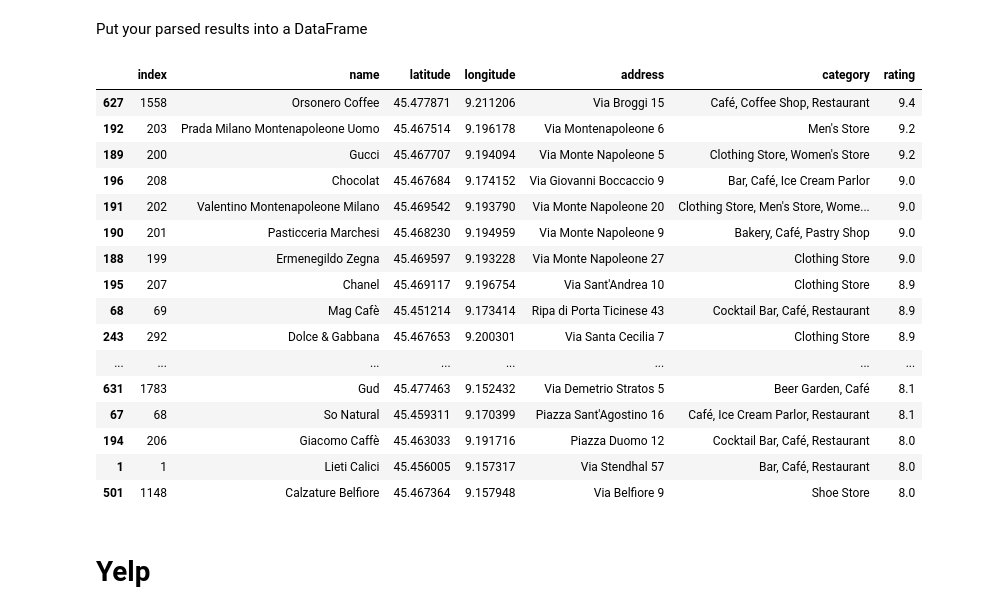
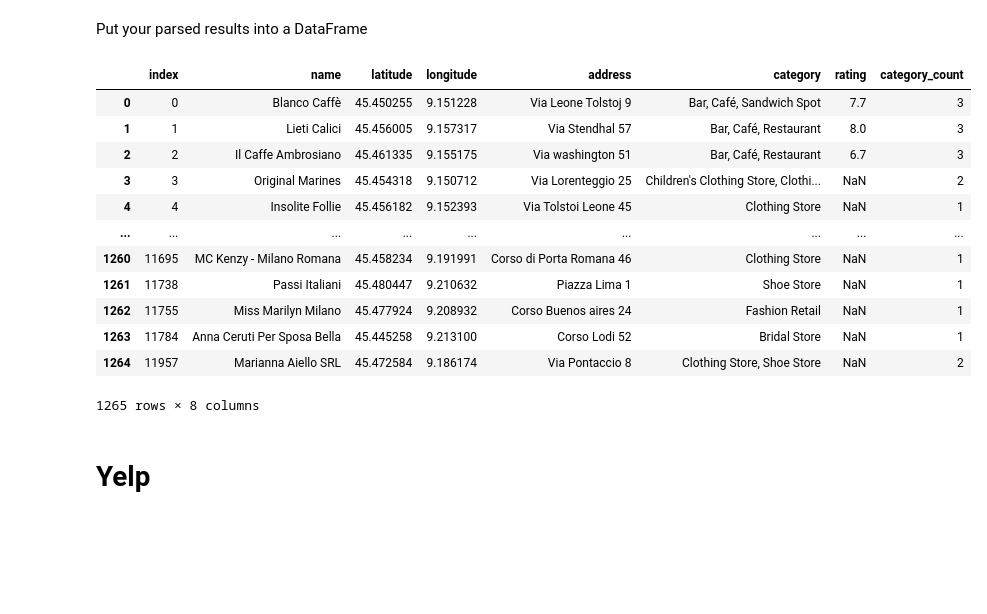
Before and after one commit to blairjdaniel/Statistical-Modelling-Project, a Jupyter notebook: notebooks/yelp_foursquare_EDA.ipynb, the cells around one changed output. Cells and saved outputs as stored; diff of their text form; code cells hidden in the pictures; blank space fills up the shorter version.

```diff
--- a/notebooks/yelp_foursquare_EDA.ipynb
+++ b/notebooks/yelp_foursquare_EDA.ipynb
@@ -120,30 +120,30 @@ Put your parsed results into a DataFrame
 # %%
 # Create a DataFrame from the flattened list of station data
 stations_df = pd.DataFrame(all_stations)
 
 # Drop duplicates based on the 'name' column
 stations_df = stations_df.drop_duplicates(subset='name').reset_index()
 
-# Display the resulting DataFrame
-stations_df.sort_values(by=['rating'], ascending=False).head(50)
+# Count the number of items in the 'category' column
+stations_df['category_count'] = stations_df['category'].apply(lambda x: len(x.split(',')))
+stations_df
+
+# Display the resulting DataFrame but sorted by rati
+#stations_df.sort_values(by=['rating'], ascending=False).head(50)
 # %% [output]
-|  | index | name | latitude | longitude | address | category | rating |
-| 627 | 1558 | Orsonero Coffee | 45.477871 | 9.211206 | Via Broggi 15 | Café, Coffee Shop, Restaurant | 9.4 |
-| 192 | 203 | Prada Milano Montenapoleone Uomo | 45.467514 | 9.196178 | Via Montenapoleone 6 | Men's Store | 9.2 |
-| 189 | 200 | Gucci | 45.467707 | 9.194094 | Via Monte Napoleone 5 | Clothing Store, Women's Store | 9.2 |
-| 196 | 208 | Chocolat | 45.467684 | 9.174152 | Via Giovanni Boccaccio 9 | Bar, Café, Ice Cream Parlor | 9.0 |
-| 191 | 202 | Valentino Montenapoleone Milano | 45.469542 | 9.193790 | Via Monte Napoleone 20 | Clothing Store, Men's Store, Wome... | 9.0 |
-| 190 | 201 | Pasticceria Marchesi | 45.468230 | 9.194959 | Via Monte Napoleone 9 | Bakery, Café, Pastry Shop | 9.0 |
-| 188 | 199 | Ermenegildo Zegna | 45.469597 | 9.193228 | Via Monte Napoleone 27 | Clothing Store | 9.0 |
-| 195 | 207 | Chanel | 45.469117 | 9.196754 | Via Sant'Andrea 10 | Clothing Store | 8.9 |
-| 68 | 69 | Mag Cafè | 45.451214 | 9.173414 | Ripa di Porta Ticinese 43 | Cocktail Bar, Café, Restaurant | 8.9 |
-| 243 | 292 | Dolce & Gabbana | 45.467653 | 9.200301 | Via Santa Cecilia 7 | Clothing Store | 8.9 |
-| ... | ... | ... | ... | ... | ... | ... | ... |
-| 631 | 1783 | Gud | 45.477463 | 9.152432 | Via Demetrio Stratos 5 | Beer Garden, Café | 8.1 |
-| 67 | 68 | So Natural | 45.459311 | 9.170399 | Piazza Sant'Agostino 16 | Café, Ice Cream Parlor, Restaurant | 8.1 |
-| 194 | 206 | Giacomo Caffè | 45.463033 | 9.191716 | Piazza Duomo 12 | Cocktail Bar, Café, Restaurant | 8.0 |
-| 1 | 1 | Lieti Calici | 45.456005 | 9.157317 | Via Stendhal 57 | Bar, Café, Restaurant | 8.0 |
-| 501 | 1148 | Calzature Belfiore | 45.467364 | 9.157948 | Via Belfiore 9 | Shoe Store | 8.0 |
+|  | index | name | latitude | longitude | address | category | rating | category_count |
+| 0 | 0 | Blanco Caffè | 45.450255 | 9.151228 | Via Leone Tolstoj 9 | Bar, Café, Sandwich Spot | 7.7 | 3 |
+| 1 | 1 | Lieti Calici | 45.456005 | 9.157317 | Via Stendhal 57 | Bar, Café, Restaurant | 8.0 | 3 |
+| 2 | 2 | Il Caffe Ambrosiano | 45.461335 | 9.155175 | Via washington 51 | Bar, Café, Restaurant | 6.7 | 3 |
+| 3 | 3 | Original Marines | 45.454318 | 9.150712 | Via Lorenteggio 25 | Children's Clothing Store, Clothi... | NaN | 2 |
+| 4 | 4 | Insolite Follie | 45.456182 | 9.152393 | Via Tolstoi Leone 45 | Clothing Store | NaN | 1 |
+| ... | ... | ... | ... | ... | ... | ... | ... | ... |
+| 1260 | 11695 | MC Kenzy - Milano Romana | 45.458234 | 9.191991 | Corso di Porta Romana 46 | Clothing Store | NaN | 1 |
+| 1261 | 11738 | Passi Italiani | 45.480447 | 9.210632 | Piazza Lima 1 | Shoe Store | NaN | 1 |
+| 1262 | 11755 | Miss Marilyn Milano | 45.477924 | 9.208932 | Corso Buenos aires 24 | Fashion Retail | NaN | 1 |
+| 1263 | 11784 | Anna Ceruti Per Sposa Bella | 45.445258 | 9.213100 | Corso Lodi 52 | Bridal Store | NaN | 1 |
+| 1264 | 11957 | Marianna Aiello SRL | 45.472584 | 9.186174 | Via Pontaccio 8 | Clothing Store, Shoe Store | NaN | 2 |
+1265 rows × 8 columns
 # %% [markdown]
 # Yelp
 # %% [markdown]
```
Also changed, not shown: parts of 2 cells of this notebook, 8 other files.
